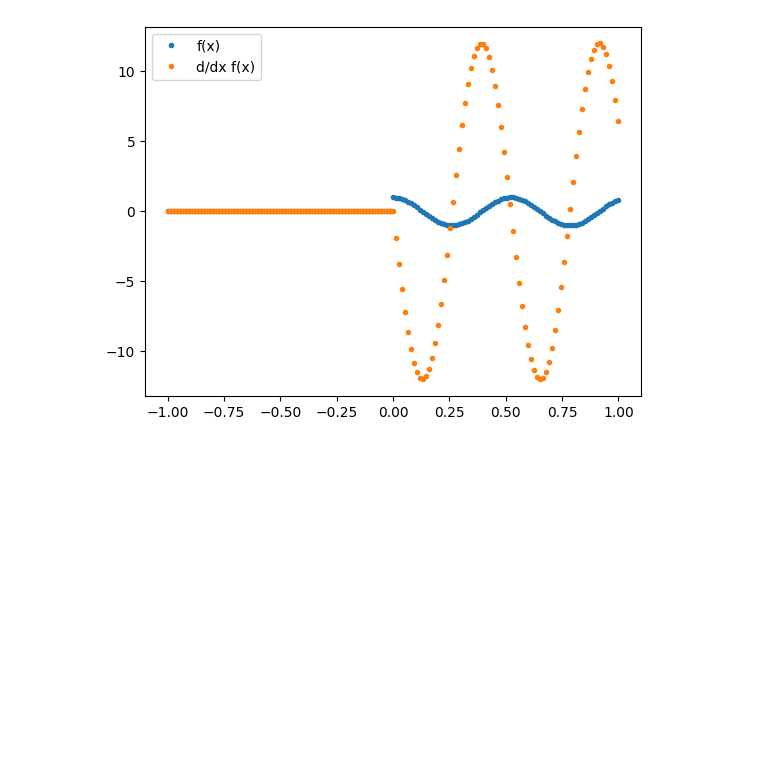
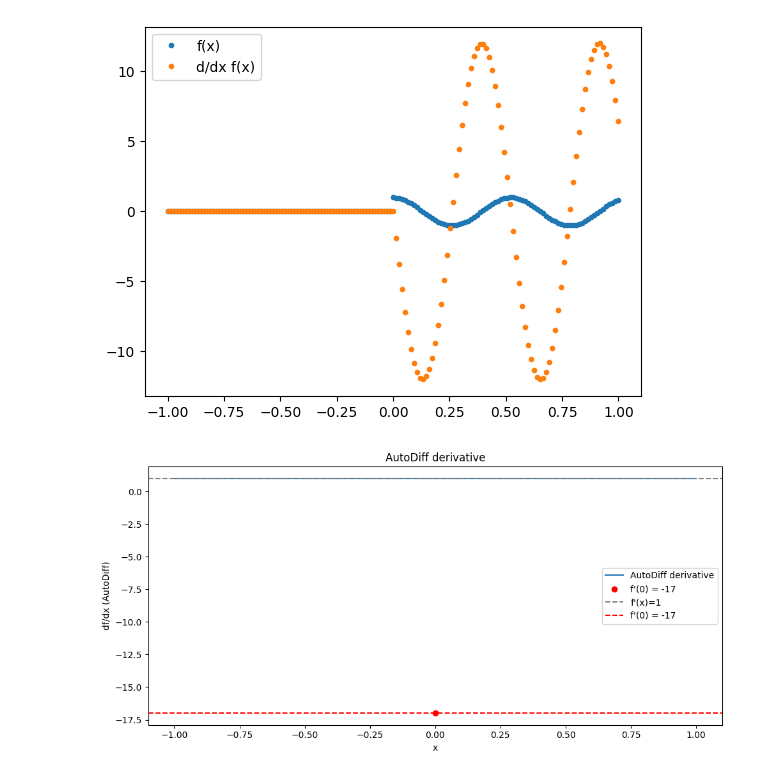
Before and after one commit to sakkurax7/appm-4600-numerics, a Jupyter notebook: Labs/Lab04_AutoDiff.ipynb, the cells around one changed output. Drawn from its saved outputs; the diff is of its cells as text; code cells hidden in the pictures; blank space fills up the shorter version.

```diff
--- a/Labs/Lab04_AutoDiff.ipynb
+++ b/Labs/Lab04_AutoDiff.ipynb
@@ -98,3 +99,39 @@ plt.legend()
 plt.show()
 # %% [output]
 [figure]
+# %%
+import torch
+import matplotlib.pyplot as plt
+
+def f(x):
+    y = x.clone() # Need clone to avoid in-place operations on x.
+
+    def grad_hook(grad): # Gradient hook to modify gradient at x=0.
+                         # for more info: https://pytorch.org/docs/stable/autograd.html#torch.autograd.Function.register_hook
+        grad = grad.clone()
+        grad[x == 0] = -17.0
+        return grad
+
+    y.register_hook(grad_hook)
+    return y
+
+x = torch.linspace(-1, 1, 400, requires_grad=True) # pick up the hook
+y = f(x)
+y.sum().backward() # backprop
+
+dy_dx = x.grad # 1-d function derivative is just x.grad
+
+plt.figure(figsize=(10, 5))
+plt.plot(x.detach(), dy_dx, label="AutoDiff derivative")
+plt.scatter([0], [-17], color="red", zorder=5, label="f'(0) = -17")
+plt.axhline(1, linestyle="--", color="gray", label="f'(x)=1")
+plt.axhline(-17, linestyle="--", color="red", label="f'(0) = -17")
+
+plt.xlabel("x")
+plt.ylabel("df/dx (AutoDiff)")
+plt.legend()
+plt.title("AutoDiff derivative")
+plt.tight_layout()
+plt.show()
+# %% [output]
+[figure, added]
```
Also changed, not shown: parts of 1 cell of this notebook, 10 other files.
